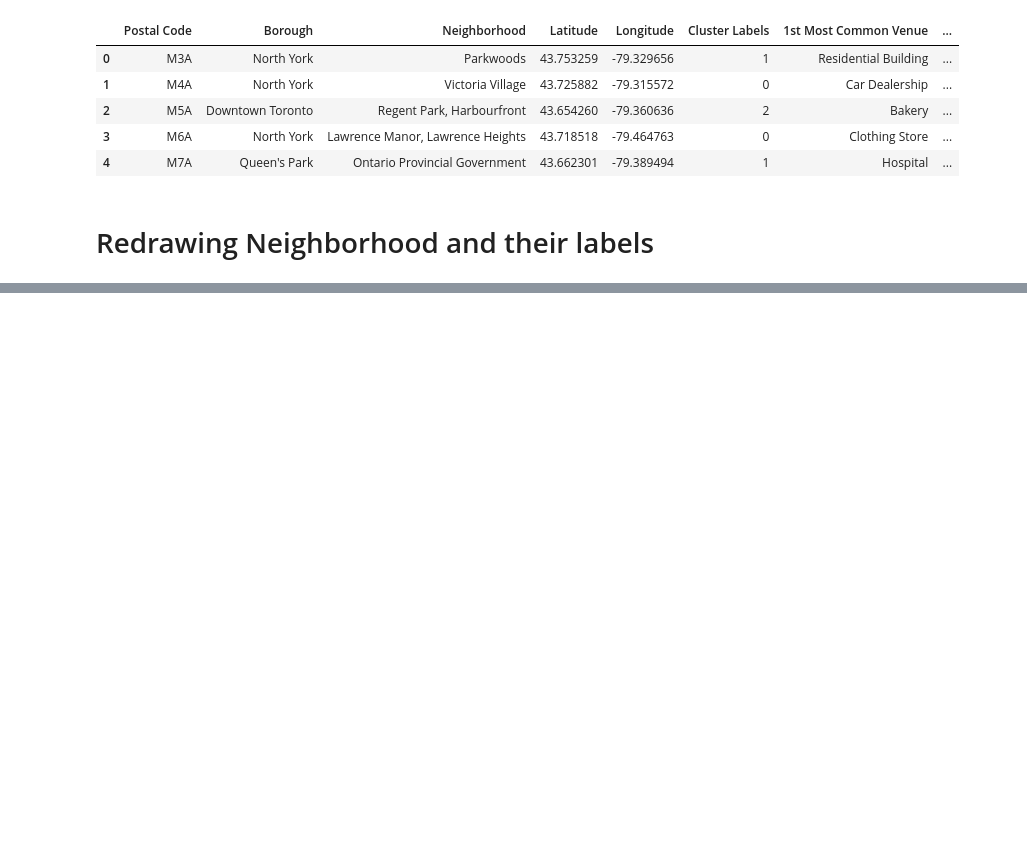
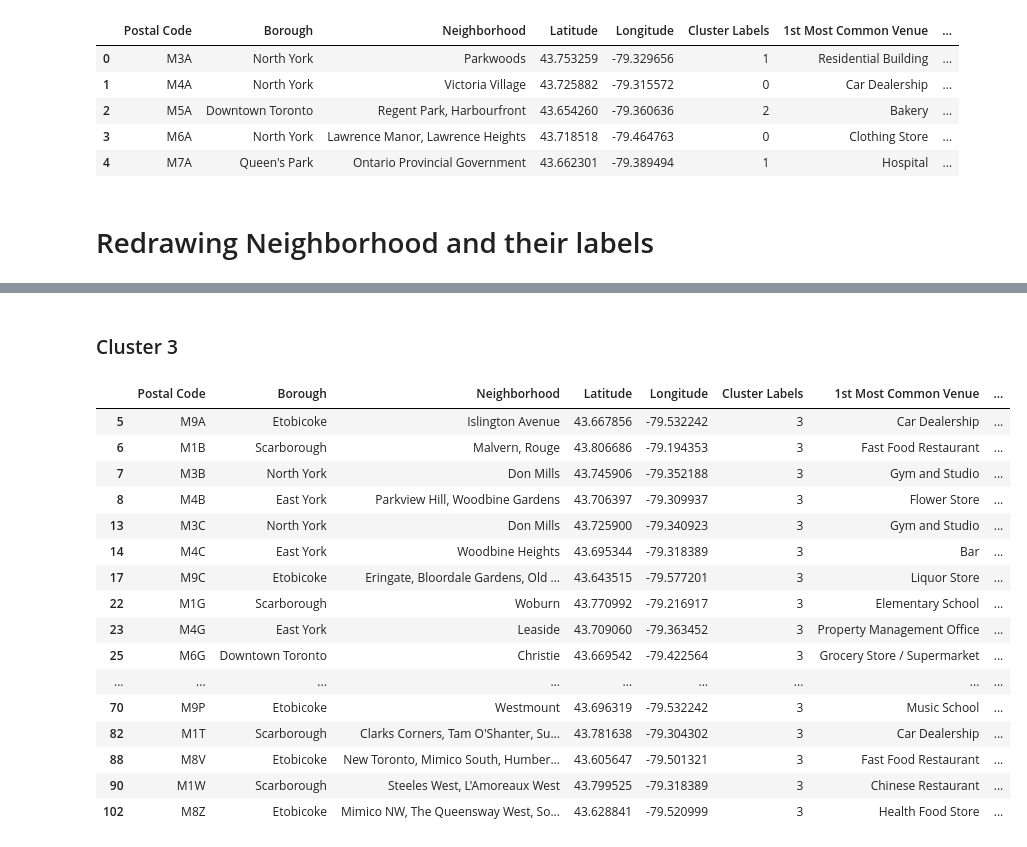
Before and after one commit to joseduno/Coursera_Capstone, a Jupyter notebook: Week 3.ipynb, the cells around one changed output, grey strips where cells are left out. Cells and saved outputs as stored; diff of their text form; code cells hidden in the pictures; blank space fills up the shorter version.

```diff
--- a/Week 3.ipynb
+++ b/Week 3.ipynb
@@ -411,0 +476,22 @@ map_clusters
+# %% [markdown]
+### Cluster 3
+# %%
+toronto_merged[toronto_merged['Cluster Labels'] == 3]
+# %% [output]
+|  | Postal Code | Borough | Neighborhood | Latitude | Longitude | Cluster Labels | 1st Most Common Venue | ... |
+| 5 | M9A | Etobicoke | Islington Avenue | 43.667856 | -79.532242 | 3 | Car Dealership | ... |
+| 6 | M1B | Scarborough | Malvern, Rouge | 43.806686 | -79.194353 | 3 | Fast Food Restaurant | ... |
+| 7 | M3B | North York | Don Mills | 43.745906 | -79.352188 | 3 | Gym and Studio | ... |
+| 8 | M4B | East York | Parkview Hill, Woodbine Gardens | 43.706397 | -79.309937 | 3 | Flower Store | ... |
+| 13 | M3C | North York | Don Mills | 43.725900 | -79.340923 | 3 | Gym and Studio | ... |
+| 14 | M4C | East York | Woodbine Heights | 43.695344 | -79.318389 | 3 | Bar | ... |
+| 17 | M9C | Etobicoke | Eringate, Bloordale Gardens, Old ... | 43.643515 | -79.577201 | 3 | Liquor Store | ... |
+| 22 | M1G | Scarborough | Woburn | 43.770992 | -79.216917 | 3 | Elementary School | ... |
+| 23 | M4G | East York | Leaside | 43.709060 | -79.363452 | 3 | Property Management Office | ... |
+| 25 | M6G | Downtown Toronto | Christie | 43.669542 | -79.422564 | 3 | Grocery Store / Supermarket | ... |
+| ... | ... | ... | ... | ... | ... | ... | ... | ... |
+| 70 | M9P | Etobicoke | Westmount | 43.696319 | -79.532242 | 3 | Music School | ... |
+| 82 | M1T | Scarborough | Clarks Corners, Tam O'Shanter, Su... | 43.781638 | -79.304302 | 3 | Car Dealership | ... |
+| 88 | M8V | Etobicoke | New Toronto, Mimico South, Humber... | 43.605647 | -79.501321 | 3 | Fast Food Restaurant | ... |
+| 90 | M1W | Scarborough | Steeles West, L'Amoreaux West | 43.799525 | -79.318389 | 3 | Chinese Restaurant | ... |
+| 102 | M8Z | Etobicoke | Mimico NW, The Queensway West, So... | 43.628841 | -79.520999 | 3 | Health Food Store | ... |
```
Also changed, not shown: parts of 9 cells of this notebook.
